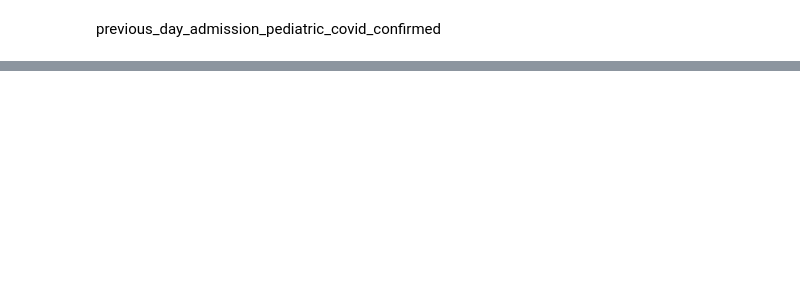
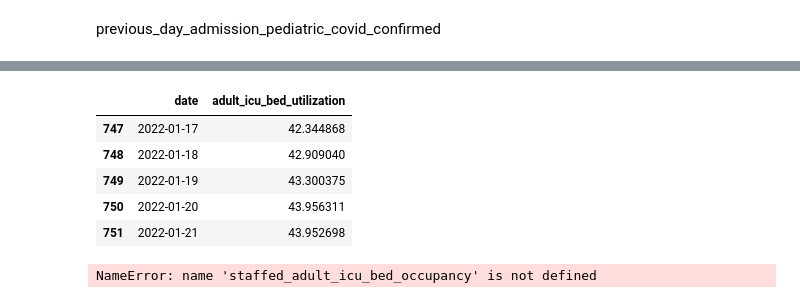
Before and after one commit to ldhagen/HHS_COVID_Notebook, a Jupyter notebook: HHS COVID-19 Reported Patient Impact and Hospital Capacity by State Timeseries.ipynb, the cells around one changed output, grey strips where cells are left out. Cells and saved outputs as stored; diff of their text form; code cells hidden in the pictures; blank space fills up the shorter version.

```diff
--- a/HHS COVID-19 Reported Patient Impact and Hospital Capacity by State Timeseries.ipynb
+++ b/HHS COVID-19 Reported Patient Impact and Hospital Capacity by State Timeseries.ipynb
@@ -435,0 +436,3 @@ ccc.tail()
+# %%
+for x in df_hhs.columns:
+    print(x)
@@ -435,0 +457,19 @@ ccc.tail()
+# %%
+aaa = []
+for x in date_list:
+    #print(df_hhs[df_hhs.date == x]['previous_day_admission_pediatric_covid_confirmed'].sum())
+    aaa.append((x, df_hhs[df_hhs.date == x]['adult_icu_bed_utilization'].sum()))
+df_adult_icu_bed_utilization = pd.DataFrame(aaa,columns=['date', 'adult_icu_bed_utilization'])
+# %%
+df_adult_icu_bed_utilization.tail()
+# %% [output]
+|  | date | adult_icu_bed_utilization |
+| 747 | 2022-01-17 | 42.344868 |
+| 748 | 2022-01-18 | 42.909040 |
+| 749 | 2022-01-19 | 43.300375 |
+| 750 | 2022-01-20 | 43.956311 |
+| 751 | 2022-01-21 | 43.952698 |
+# %%
+staffed_adult_icu_bed_occupancy
+# %% [output]
+NameError: name 'staffed_adult_icu_bed_occupancy' is not defined
```
Also changed, not shown: parts of 23 cells of this notebook, 4 other files.
